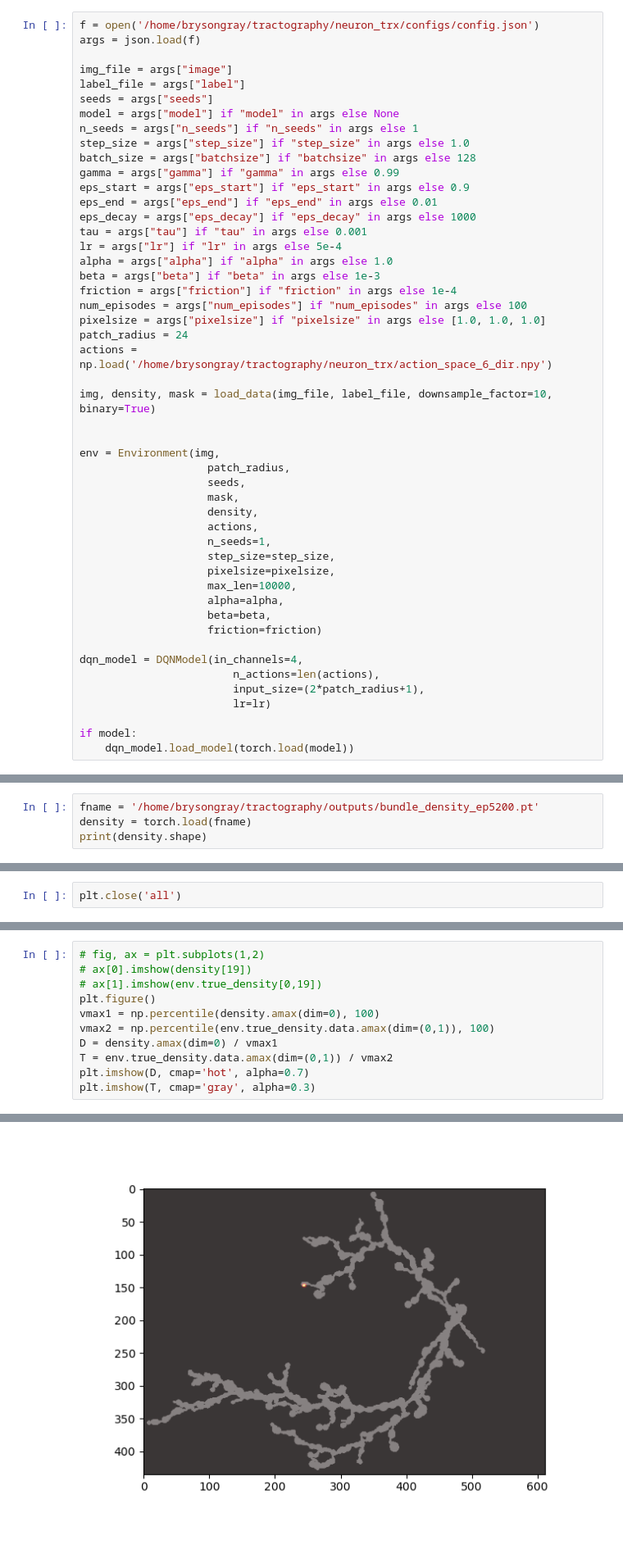
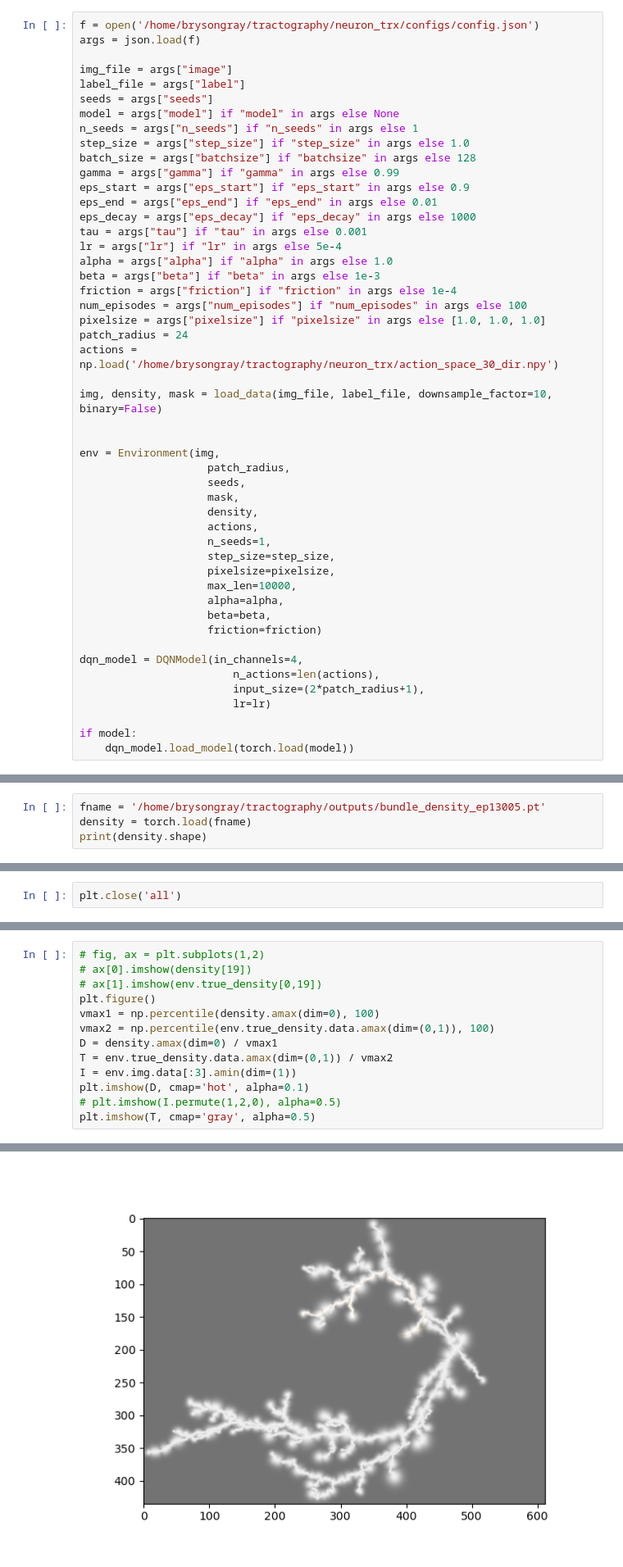
Before and after one commit to twardlab/neurotrack, a Jupyter notebook: neuron_trx/notebooks/neuron_trx_tests.ipynb, the cells around one changed output, grey strips where cells are left out. Shown: that part at 82% size. Cells and saved outputs as stored; diff of their text form.

Commit message:
Working version using a mask and no friction or smoothing regularizers.

```diff
--- a/neuron_trx/notebooks/neuron_trx_tests.ipynb
+++ b/neuron_trx/notebooks/neuron_trx_tests.ipynb
@@ -63,9 +63,9 @@ friction = args["friction"] if "friction" in args else 1e-4
 num_episodes = args["num_episodes"] if "num_episodes" in args else 100
 pixelsize = args["pixelsize"] if "pixelsize" in args else [1.0, 1.0, 1.0]
 patch_radius = 24
-actions = np.load('/home/brysongray/tractography/neuron_trx/action_space_6_dir.npy')
+actions = np.load('/home/brysongray/tractography/neuron_trx/action_space_30_dir.npy')
 
-img, density, mask = load_data(img_file, label_file, downsample_factor=10, binary=True)
+img, density, mask = load_data(img_file, label_file, downsample_factor=10, binary=False)
 
 
 env = Environment(img,
@@ -287,7 +289,7 @@ print(type(config))
 # %%
 train_dqn_tracker.main(config)
 # %%
-fname = '/home/brysongray/tractography/outputs/bundle_density_ep5200.pt'
+fname = '/home/brysongray/tractography/outputs/bundle_density_ep13005.pt'
 density = torch.load(fname)
 print(density.shape)
 # %% [output]
@@ -297,14 +303,16 @@ plt.close('all')
 # %%
 # fig, ax = plt.subplots(1,2)
 # ax[0].imshow(density[19])
 # ax[1].imshow(env.true_density[0,19])
 plt.figure()
 vmax1 = np.percentile(density.amax(dim=0), 100)
 vmax2 = np.percentile(env.true_density.data.amax(dim=(0,1)), 100)
 D = density.amax(dim=0) / vmax1
 T = env.true_density.data.amax(dim=(0,1)) / vmax2
-plt.imshow(D, cmap='hot', alpha=0.7)
-plt.imshow(T, cmap='gray', alpha=0.3)
+I = env.img.data[:3].amin(dim=(1))
+plt.imshow(D, cmap='hot', alpha=0.1)
+# plt.imshow(I.permute(1,2,0), alpha=0.5)
+plt.imshow(T, cmap='gray', alpha=0.5)
 # %% [output]
 <matplotlib.image.AxesImage at 0x...>
-[figure, old version]
+[figure, new version]
```
Also changed, not shown: parts of 7 cells of this notebook, 5 other files.
